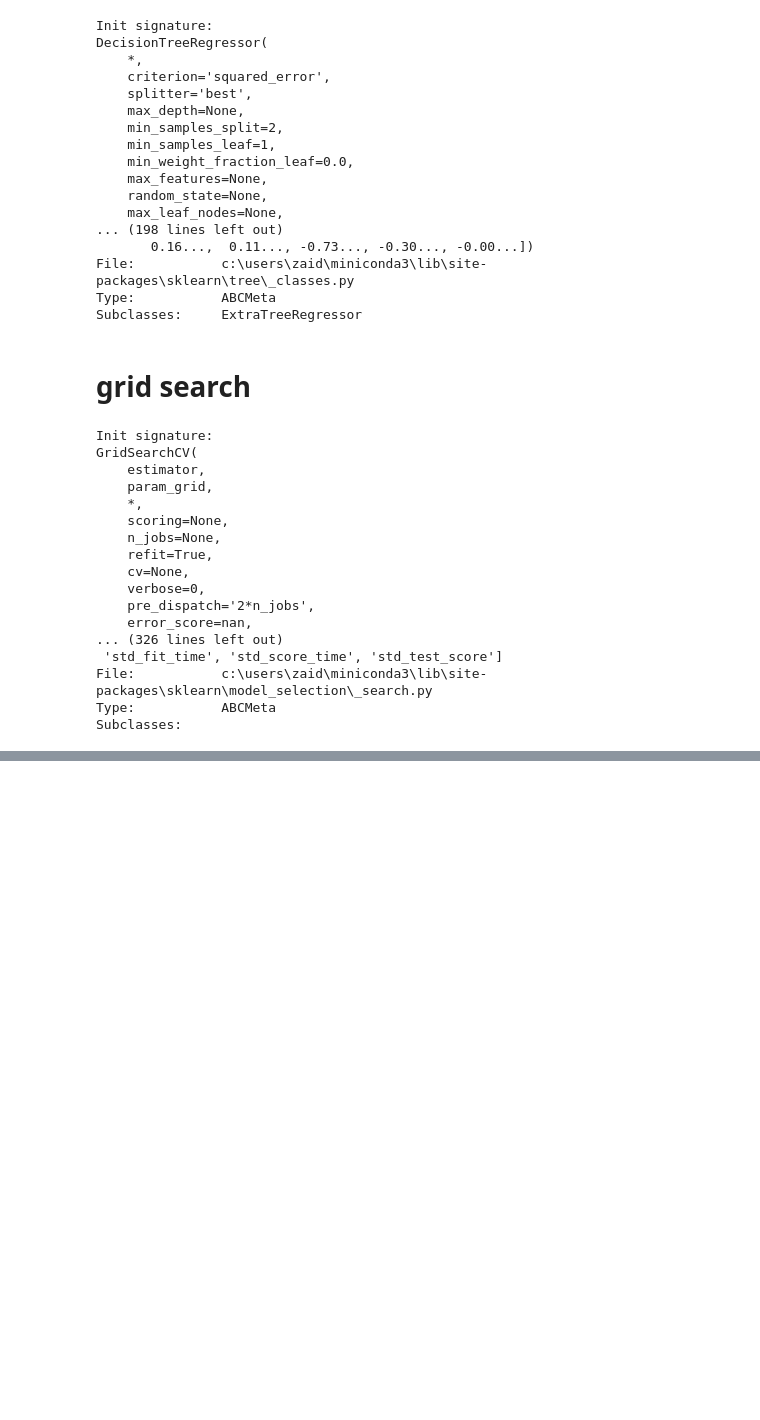
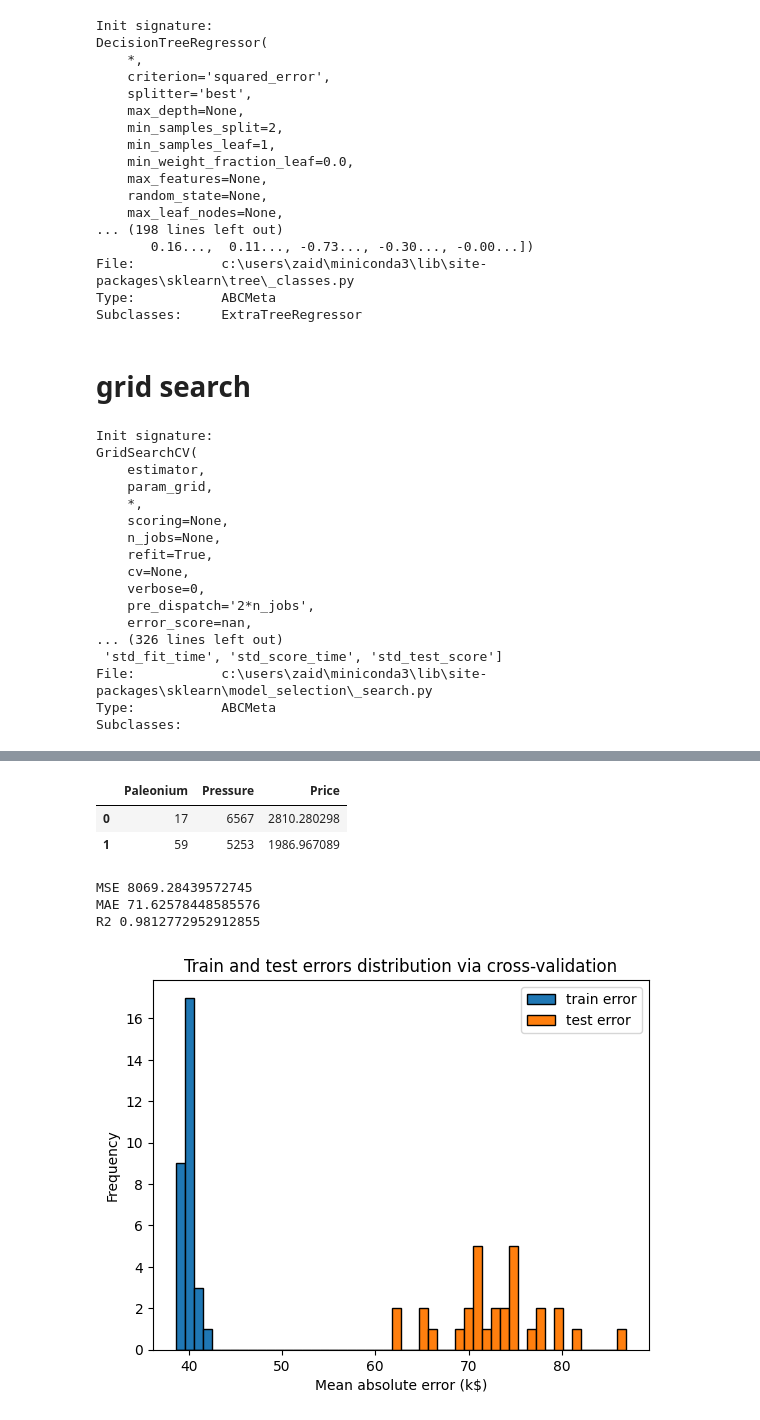
Before and after one commit to digipodium/2023-JUL-ML-200-SS, a Jupyter notebook: Supervised Learning/decision_tree.ipynb, the cells around one changed output, grey strips where cells are left out. Saved outputs shown, nothing was run; the diff lists cells and outputs as text; code cells hidden in the pictures; blank space fills up the shorter version.

Commit message:
random forest

```diff
--- a/Supervised Learning/decision_tree.ipynb
+++ b/Supervised Learning/decision_tree.ipynb
@@ -251,2 +244,8 @@ R2 0.9637690321731793
 # %%
 from sklearn.ensemble import RandomForestRegressor
+# %%
+df.head(2)
+# %% [output]
+|  | Paleonium | Pressure | Price |
+| 0 | 17 | 6567 | 2810.280298 |
+| 1 | 59 | 5253 | 1986.967089 |
@@ -252,0 +254,34 @@ from sklearn.ensemble import RandomForestRegressor
+# %%
+reg2 = RandomForestRegressor(max_depth=10)
+reg2.fit(X_train, y_train)
+y_pred = reg2.predict(X_test)
+# metrics
+print('MSE', mean_squared_error(y_test, y_pred))
+print('MAE', mean_absolute_error(y_test, y_pred))
+print('R2', r2_score(y_test, y_pred))
+# %% [output]
+MSE 8069.28439572745
+MAE 71.62578448585576
+R2 0.9812772952912855
+# %%
+cv = ShuffleSplit(n_splits=30, test_size=0.2)
+model = RandomForestRegressor(max_depth=10)
+cv_results = cross_validate(
+    model,
+    X,
+    y,
+    cv=cv,
+    scoring="neg_mean_absolute_error",
+    return_train_score=True,
+    n_jobs=-1,
+)
+cv_results = pd.DataFrame(cv_results)
+scores = pd.DataFrame()
+scores[["train error", "test error"]] = -cv_results[
+    ["train_score", "test_score"]
+]
+scores.plot.hist(bins=50, edgecolor="black")
+plt.xlabel("Mean absolute error (k$)")
+_ = plt.title("Train and test errors distribution via cross-validation")
+# %% [output]
+[figure, added]
```
Also changed, not shown: parts of 10 cells of this notebook.
